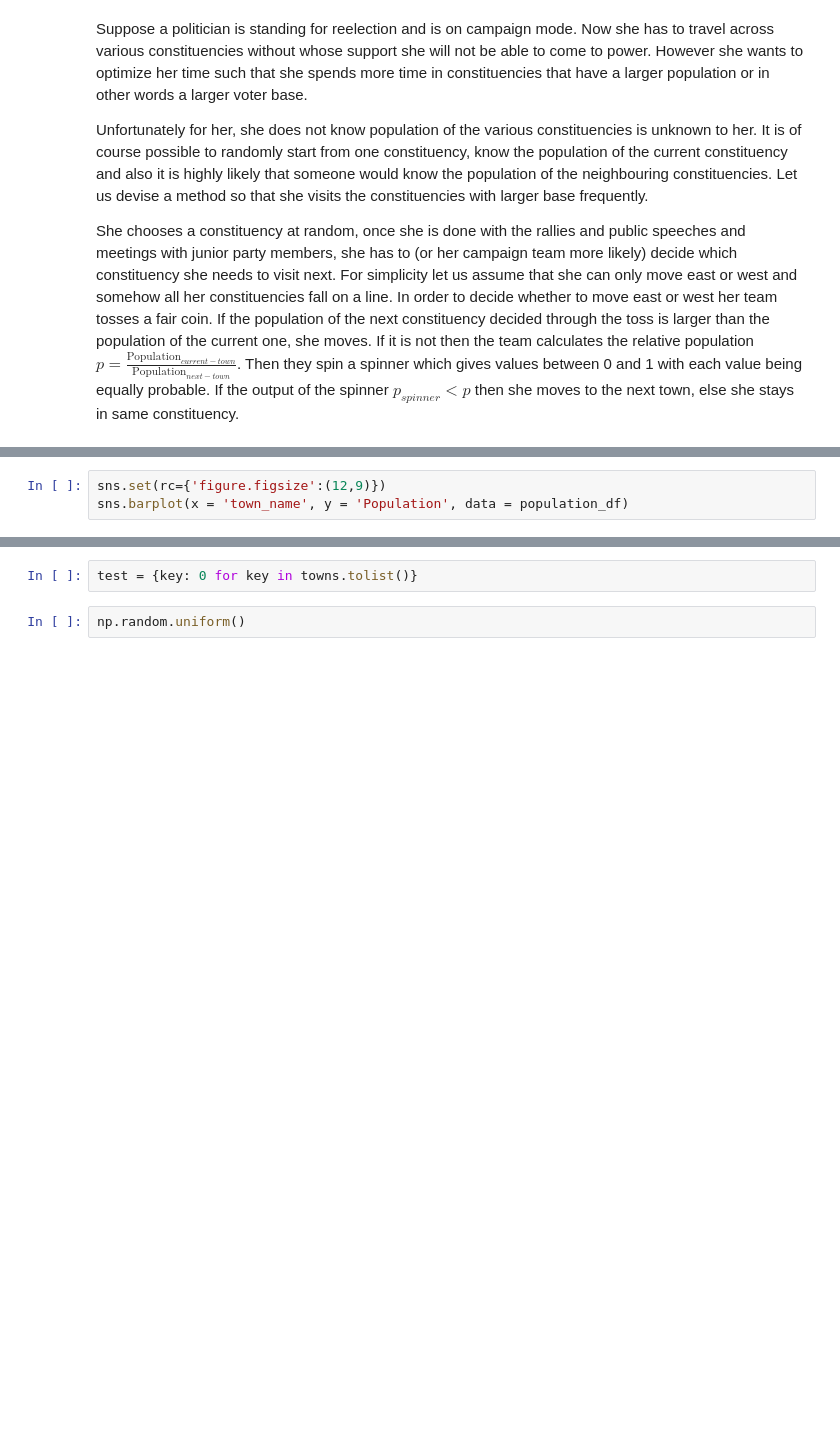
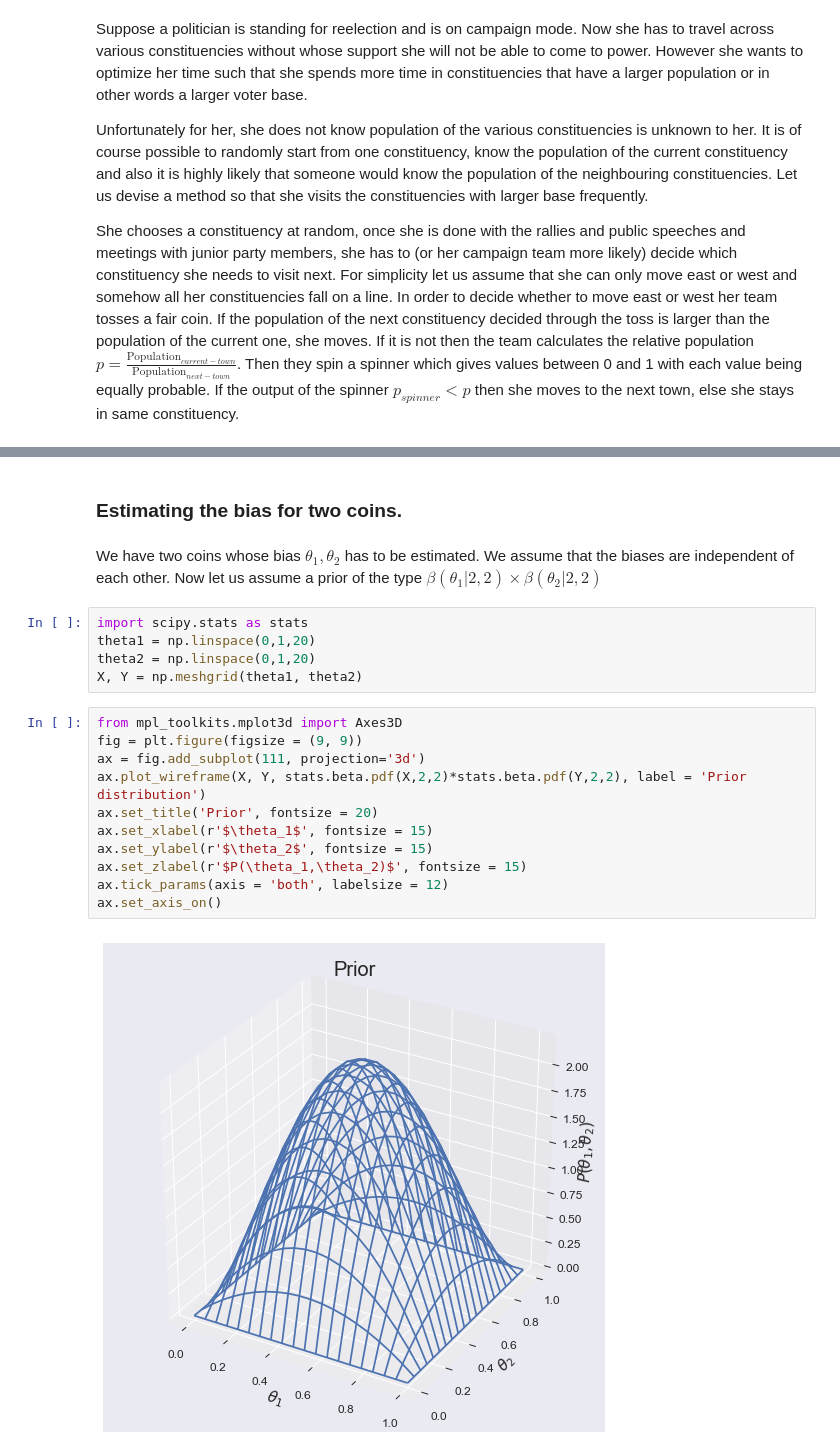
Before and after one commit to nathdipankar/Bayesian-Statistics, a Jupyter notebook: Markov Chain Monte Carlo/Markov Chain Monte Carlo .ipynb, the cells around one changed output, grey strips where cells are left out. Saved outputs shown, nothing was run; the diff lists cells and outputs as text; blank space fills up the shorter version.

Commit message:
Prior and posterior for two coins

```diff
--- a/Markov Chain Monte Carlo/Markov Chain Monte Carlo .ipynb
+++ b/Markov Chain Monte Carlo/Markov Chain Monte Carlo .ipynb
@@ -41,3 +17,0 @@ population_df.head()
-# %%
-sns.set(rc={'figure.figsize':(12,9)})
-sns.barplot(x = 'town_name', y = 'Population', data = population_df)
@@ -92,4 +18,23 @@ test = dict.fromkeys(towns.tolist())
-# %%
-test = {key: 0 for key in towns.tolist()}
-# %%
-np.random.uniform()
+# %% [markdown]
+### Estimating the bias for two coins.
+# %% [markdown]
+We have two coins whose bias $\theta_1, \theta_2$ has to be estimated. We assume that the biases are independent of each other.
+Now let us assume a prior of the type $\beta\left(\theta_1|2,2\right)\times\beta\left(\theta_2|2,2\right)$
+# %%
+import scipy.stats as stats
+theta1 = np.linspace(0,1,20)
+theta2 = np.linspace(0,1,20)
+X, Y = np.meshgrid(theta1, theta2)
+# %%
+from mpl_toolkits.mplot3d import Axes3D
+fig = plt.figure(figsize = (9, 9))
+ax = fig.add_subplot(111, projection='3d')
+ax.plot_wireframe(X, Y, stats.beta.pdf(X,2,2)*stats.beta.pdf(Y,2,2), label = 'Prior distribution')
+ax.set_title('Prior', fontsize = 20)
+ax.set_xlabel(r'$\theta_1$', fontsize = 15)
+ax.set_ylabel(r'$\theta_2$', fontsize = 15)
+ax.set_zlabel(r'$P(\theta_1,\theta_2)$', fontsize = 15)
+ax.tick_params(axis = 'both', labelsize = 12)
+ax.set_axis_on()
+# %% [output]
+[figure, added]
```
Also changed, not shown: parts of 21 cells of this notebook, 1 other file.
